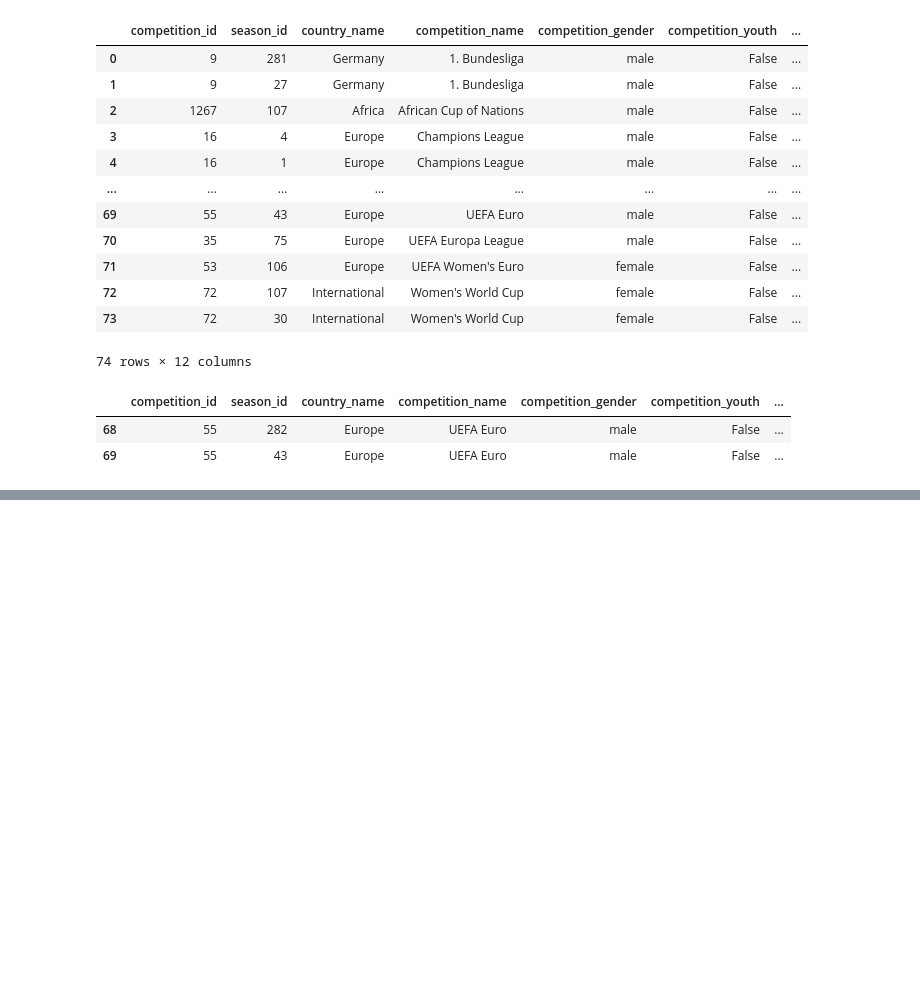
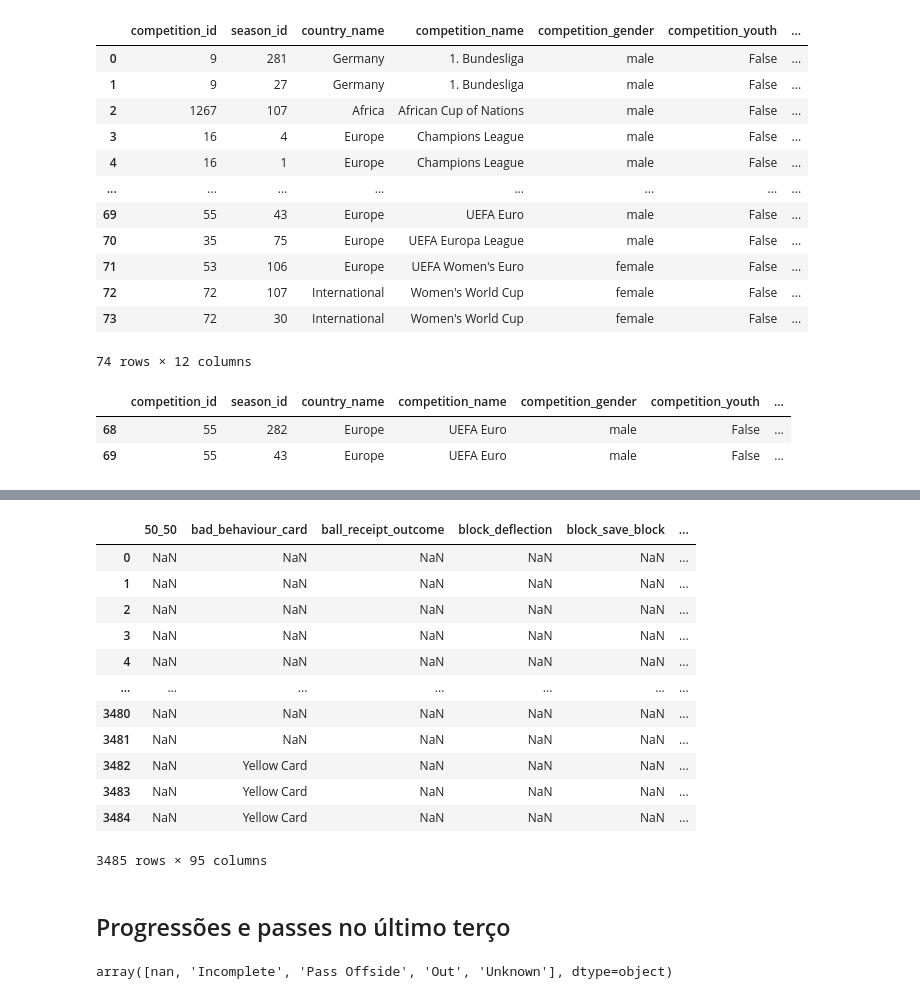
Before and after one commit to cayopereira/eurocopa-2024, a Jupyter notebook: scripts/main.ipynb, the cells around one changed output, grey strips where cells are left out. Saved outputs shown, nothing was run; the diff lists cells and outputs as text; code cells hidden in the pictures; blank space fills up the shorter version.

```diff
--- a/scripts/main.ipynb
+++ b/scripts/main.ipynb
@@ -39,0 +141,22 @@ free_comps.query('competition_name == "UEFA Euro"')
+# %%
+match_events[(match_events.location != "NaN")]
+# %% [output]
+|  | 50_50 | bad_behaviour_card | ball_receipt_outcome | block_deflection | block_save_block | ... |
+| 0 | NaN | NaN | NaN | NaN | NaN | ... |
+| 1 | NaN | NaN | NaN | NaN | NaN | ... |
+| 2 | NaN | NaN | NaN | NaN | NaN | ... |
+| 3 | NaN | NaN | NaN | NaN | NaN | ... |
+| 4 | NaN | NaN | NaN | NaN | NaN | ... |
+| ... | ... | ... | ... | ... | ... | ... |
+| 3480 | NaN | NaN | NaN | NaN | NaN | ... |
+| 3481 | NaN | NaN | NaN | NaN | NaN | ... |
+| 3482 | NaN | Yellow Card | NaN | NaN | NaN | ... |
+| 3483 | NaN | Yellow Card | NaN | NaN | NaN | ... |
+| 3484 | NaN | Yellow Card | NaN | NaN | NaN | ... |
+3485 rows × 95 columns
+# %% [markdown]
+## Progressões e passes no último terço
+# %%
+match_events.pass_outcome.unique()
+# %% [output]
+array([nan, 'Incomplete', 'Pass Offside', 'Out', 'Unknown'], dtype=object)
```
Also changed, not shown: parts of 12 cells of this notebook, 1 other file.
